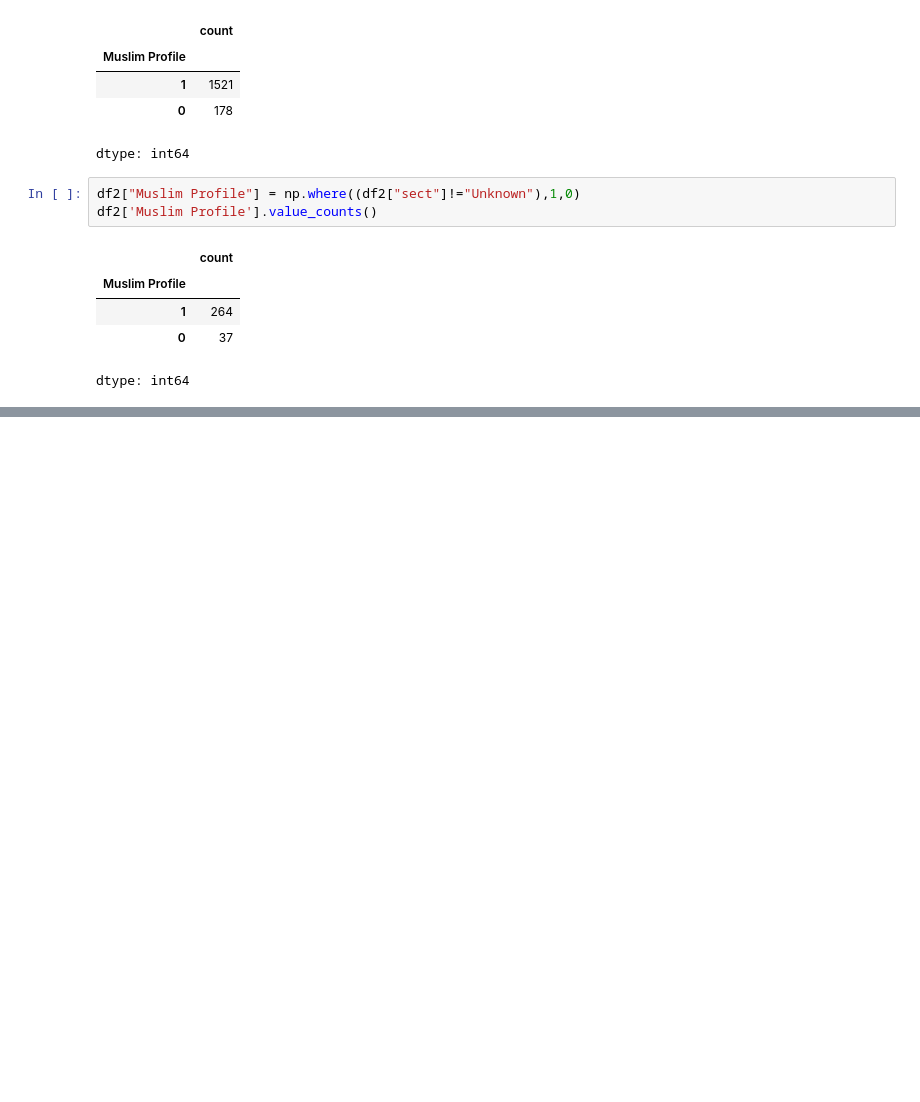
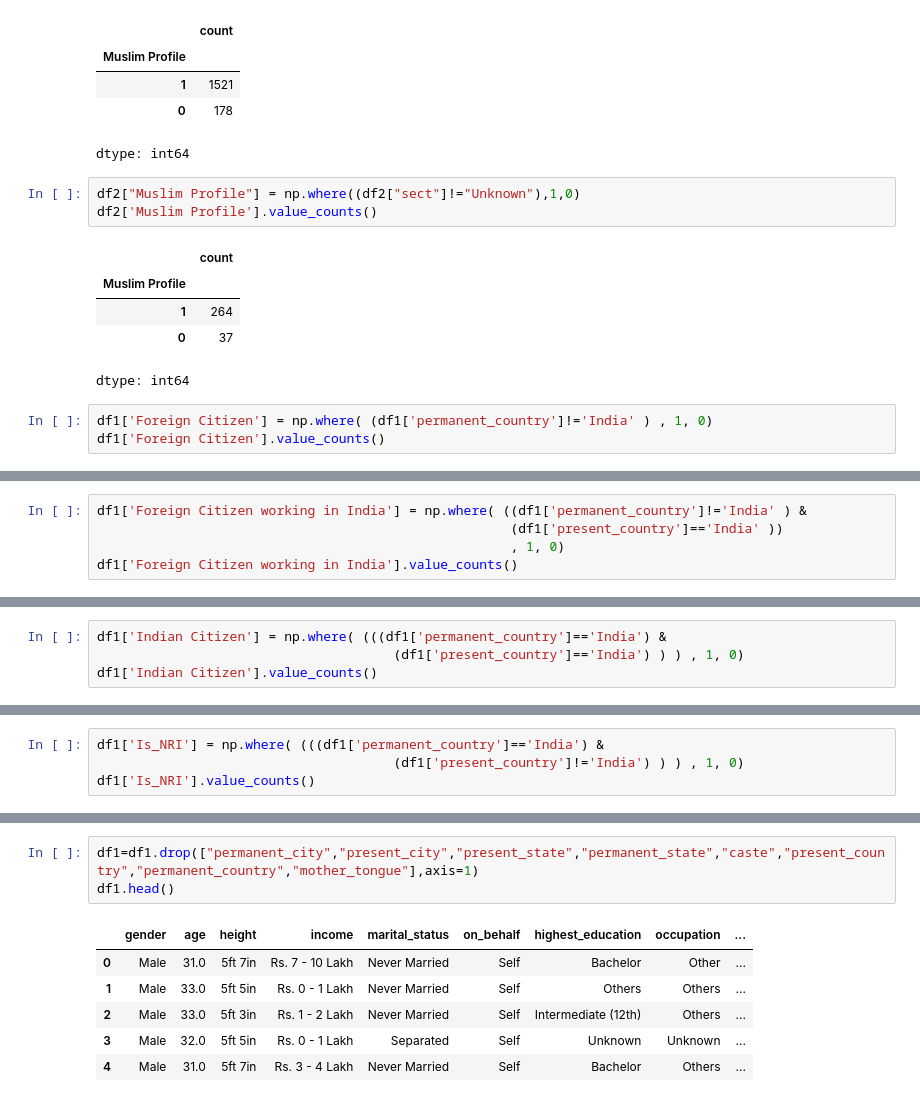
Before and after one commit to Shivani8780/CRIME-PREDICTION, a Jupyter notebook: Matrimonial-Profile.ipynb, the cells around one changed output, grey strips where cells are left out. Cells and saved outputs as stored; diff of their text form; blank space fills up the shorter version.

```diff
--- a/Matrimonial-Profile.ipynb
+++ b/Matrimonial-Profile.ipynb
@@ -563,3 +561,6 @@ df2['Muslim Profile'].value_counts()
 | 1 | 264 |
 | 0 | 37 |
 dtype: int64
+# %%
+df1['Foreign Citizen'] = np.where( (df1['permanent_country']!='India' ) , 1, 0)
+df1['Foreign Citizen'].value_counts()
@@ -565,0 +582,5 @@ dtype: int64
+# %%
+df1['Foreign Citizen working in India'] = np.where( ((df1['permanent_country']!='India' ) &
+                                                     (df1['present_country']=='India' ))
+                                                     , 1, 0)
+df1['Foreign Citizen working in India'].value_counts()
@@ -565,0 +603,4 @@ dtype: int64
+# %%
+df1['Indian Citizen'] = np.where( (((df1['permanent_country']=='India') &
+                                      (df1['present_country']=='India') ) ) , 1, 0)
+df1['Indian Citizen'].value_counts()
@@ -565,0 +623,4 @@ dtype: int64
+# %%
+df1['Is_NRI'] = np.where( (((df1['permanent_country']=='India') &
+                                      (df1['present_country']!='India') ) ) , 1, 0)
+df1['Is_NRI'].value_counts()
@@ -565,0 +842,10 @@ dtype: int64
+# %%
+df1=df1.drop(["permanent_city","present_city","present_state","permanent_state","caste","present_country","permanent_country","mother_tongue"],axis=1)
+df1.head()
+# %% [output]
+|  | gender | age | height | income | marital_status | on_behalf | highest_education | occupation | ... |
+| 0 | Male | 31.0 | 5ft 7in | Rs. 7 - 10 Lakh | Never Married | Self | Bachelor | Other | ... |
+| 1 | Male | 33.0 | 5ft 5in | Rs. 0 - 1 Lakh | Never Married | Self | Others | Others | ... |
+| 2 | Male | 33.0 | 5ft 3in | Rs. 1 - 2 Lakh | Never Married | Self | Intermediate (12th) | Others | ... |
+| 3 | Male | 32.0 | 5ft 5in | Rs. 0 - 1 Lakh | Separated | Self | Unknown | Unknown | ... |
+| 4 | Male | 31.0 | 5ft 7in | Rs. 3 - 4 Lakh | Never Married | Self | Bachelor | Others | ... |
```
Also changed, not shown: parts of 56 cells of this notebook.
